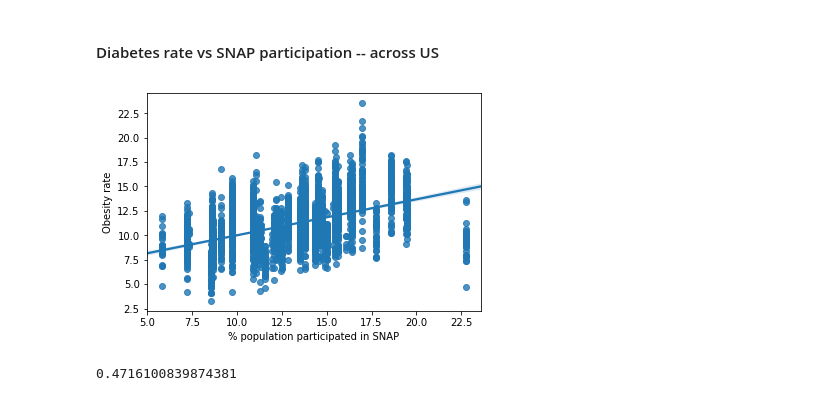
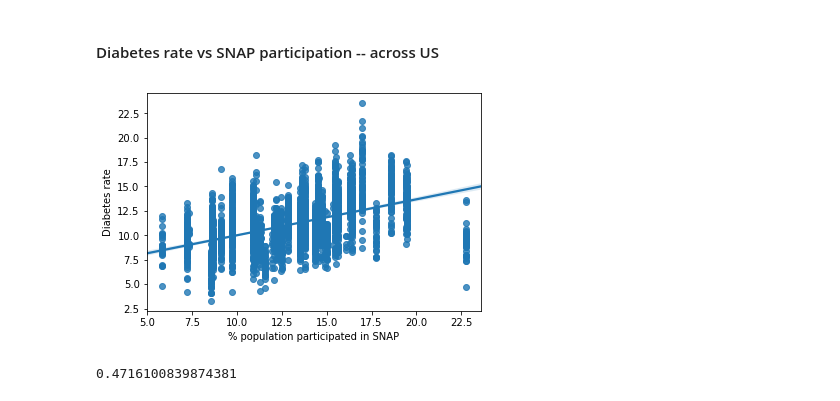
Before and after one commit to CourseReps/ECEN689-Fall2018, a Jupyter notebook: Projects/1ProjectFiles/Team5/Project 1.3.ipynb, the cells around one changed output. Cells and saved outputs as stored; diff of their text form; code cells hidden in the pictures.

```diff
--- a/Projects/1ProjectFiles/Team5/Project 1.3.ipynb
+++ b/Projects/1ProjectFiles/Team5/Project 1.3.ipynb
@@ -664,10 +659,10 @@ df_west['PCT_OBESE_ADULTS13'].corr(df_west['PCT_SNAP16'])
 #### Diabetes rate vs SNAP participation -- across US
 # %%
 fig = sns.regplot(x=df['PCT_SNAP16'], y=df['PCT_DIABETES_ADULTS13'], fit_reg=True)
-fig.set(xlabel = '% population participated in SNAP', ylabel = 'Obesity rate')
+fig.set(xlabel = '% population participated in SNAP', ylabel = 'Diabetes rate')
 plt.show()
 # %% [output]
-[figure, old version]
+[figure, new version]
 # %%
 df['PCT_DIABETES_ADULTS13'].corr(df['PCT_SNAP16'])
 # %% [output]
```
Also changed, not shown: parts of 20 cells of this notebook.
